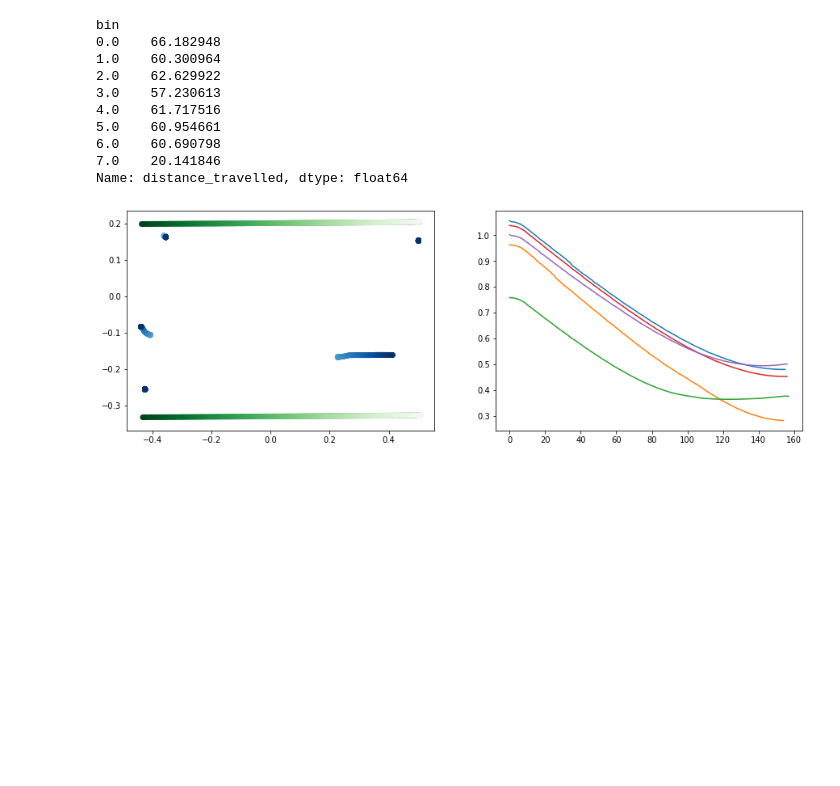
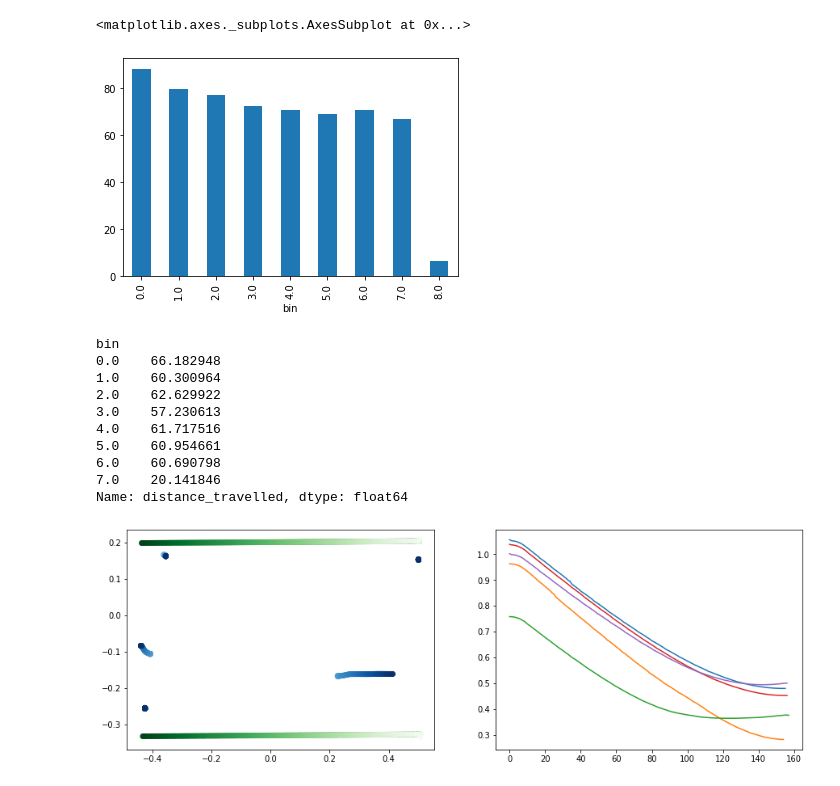
Before and after one commit to drguggiana/prey_capture, a Jupyter notebook: snakemake_scripts/notebooks/Vis_VScreens.ipynb, the cells around one changed output. Drawn from its saved outputs; the diff is of its cells as text; code cells hidden in the pictures; blank space fills up the shorter version.

```diff
--- a/snakemake_scripts/notebooks/Vis_VScreens.ipynb
+++ b/snakemake_scripts/notebooks/Vis_VScreens.ipynb
@@ -96,5 +96,5 @@ search_params = {'result': 'test',
                 }
 
 search_string = ', '.join("{}:{}".format(key,val) for (key,val) in search_params.items())
-data = vs.load_VScreens_datasets(search_string, exclusion="removedtracker")
+data = vt.load_VScreens_datasets(search_string, exclusion="removedtracker")
 # %% [output]
@@ -129,7 +128,7 @@ all_valid_approaches = []
 all_approaches = []
 bin_duration = 10    # minutes
 
-test_ds = data[3:4]
+test_ds = data[3:5]
 
 # Get the relevant criteria
 crit = approach_criteria[dimensionality]
@@ -137,10 +136,11 @@ crit = approach_criteria[dimensionality]
 # Make a new data frame
 approach_df = pd.DataFrame(columns=df_columns)
 
-for exp_num, exp in tqdm(enumerate(test_ds), total=len(test_ds)):
+for exp_num, exp in tqdm(enumerate(data), total=len(data)):
+    exp['traces']['experiment_num'] = exp_num
 
     # Calculate time bins for each data point in the experiment
-    exp['traces']['bin'] = vs.calculate_bins(exp['traces']['time_vector'], bin_duration)
+    exp['traces']['bin'] = vt.calculate_bins(exp['traces']['time_vector'], bin_duration)
 
     # In the 2D case, the targets are outside the boundaries of the arena
     if dimensionality == '2D':
@@ -153,10 +153,11 @@ for exp_num, exp in tqdm(enumerate(test_ds), total=len(test_ds)):
 
 #     # Extract the approaches in this experiment
 #     experiment_approaches = pd.DataFrame(columns=df_columns)
-#     experiment_approaches, exp_valid_approaches, all_exp_approaches = vs.extract_experiment_approaches(exp,
+#     experiment_approaches, exp_valid_approaches, all_exp_approaches = vt.extract_experiment_approaches(exp,
 #                                                                                                   exp_manipulation_params,
+#                                                                                                   'target_mouse_distance_adj',
+#                                                                                                   thresh_function,
 #                                                                                                   crit,
-#                                                                                                   thresh_function,
 #                                                                                                   experiment_approaches
 #                                                                                                  )
 
@@ -173,0 +182,9 @@ recalc target y max: 0.26991879999999996 recalc target y min: -0.375956299999999
+# %%
+all_traces_df = pd.concat([exp['traces'][['experiment_num', 'bin', 'distance_travelled', 'mouse_x_m', 'mouse_y_m']] for exp in data])
+# %%
+a = all_traces_df.groupby(['experiment_num', 'bin'])['distance_travelled'].sum()
+# %%
+dist_tr = a.groupby('bin').mean()
+# %% [output]
+<matplotlib.axes._subplots.AxesSubplot at 0x...>
+[figure, added]
```
Also changed, not shown: parts of 7 cells of this notebook, 5 other files.
